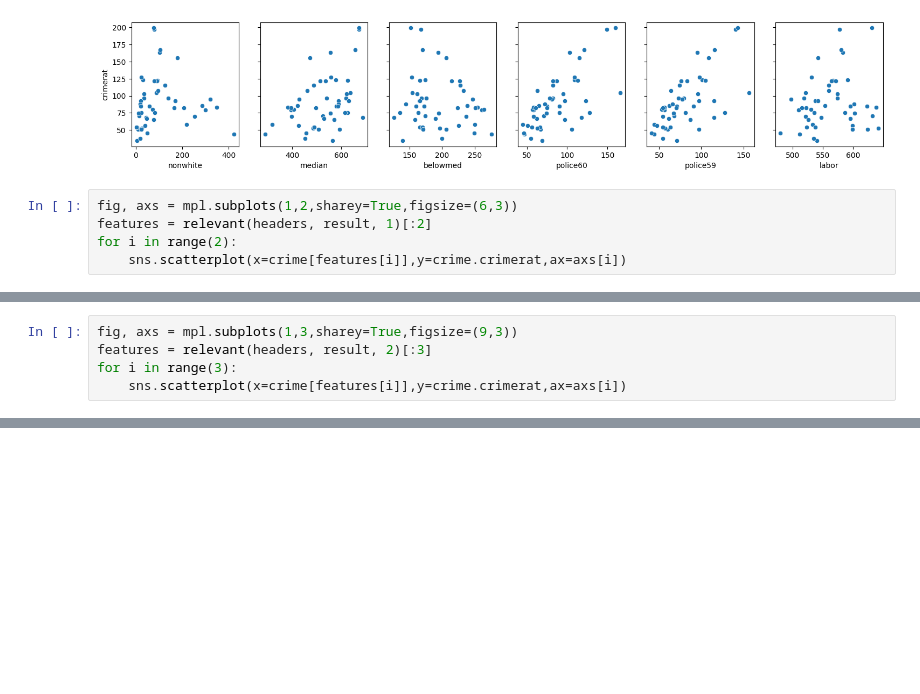
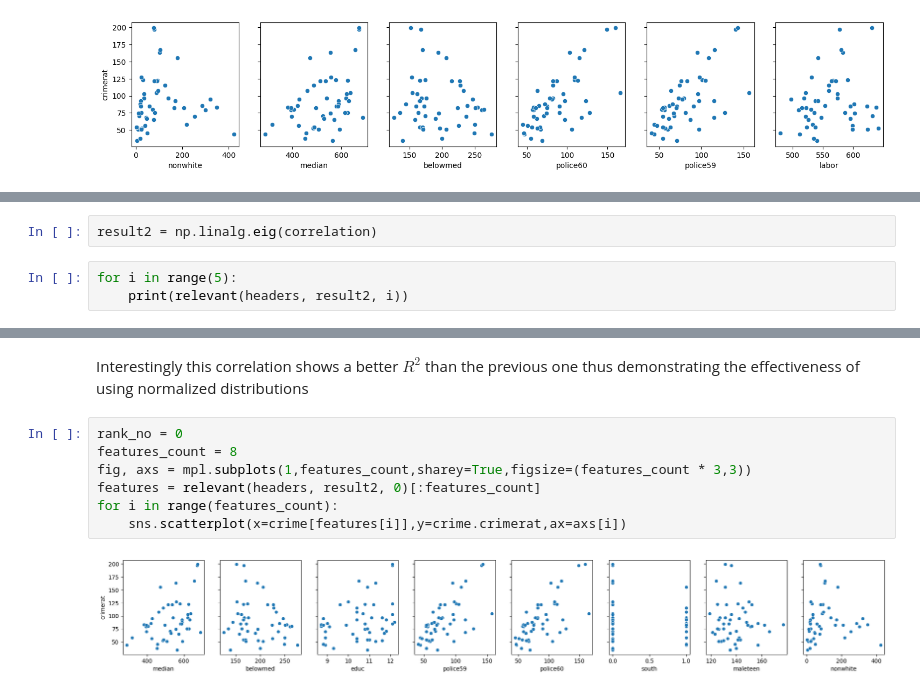
Before and after one commit to noiseOnTheNet/python-post023_jupyter_analitics, a Jupyter notebook: doc/Part_5.ipynb, the cells around one changed output, grey strips where cells are left out. Cells and saved outputs as stored; diff of their text form; blank space fills up the shorter version.

```diff
--- a/doc/Part_5.ipynb
+++ b/doc/Part_5.ipynb
@@ -401,8 +378,3 @@ for i in range(6):
     sns.scatterplot(x=crime[features[i]],y=crime.crimerat,ax=axs[i])
 # %% [output]
 [figure]
-# %%
-fig, axs = mpl.subplots(1,2,sharey=True,figsize=(6,3))
-features = relevant(headers, result, 1)[:2]
-for i in range(2):
-    sns.scatterplot(x=crime[features[i]],y=crime.crimerat,ax=axs[i])
@@ -411,5 +380,0 @@ for i in range(2):
-# %%
-fig, axs = mpl.subplots(1,3,sharey=True,figsize=(9,3))
-features = relevant(headers, result, 2)[:3]
-for i in range(3):
-    sns.scatterplot(x=crime[features[i]],y=crime.crimerat,ax=axs[i])
@@ -417,0 +386,5 @@ for i in range(3):
+# %%
+result2 = np.linalg.eig(correlation)
+# %%
+for i in range(5):
+    print(relevant(headers, result2, i))
@@ -417,0 +435,11 @@ for i in range(3):
+# %% [markdown]
+Interestingly this correlation shows a better $R^2$ than the previous one thus demonstrating the effectiveness of using normalized distributions
+# %%
+rank_no = 0
+features_count = 8
+fig, axs = mpl.subplots(1,features_count,sharey=True,figsize=(features_count * 3,3))
+features = relevant(headers, result2, 0)[:features_count]
+for i in range(features_count):
+    sns.scatterplot(x=crime[features[i]],y=crime.crimerat,ax=axs[i])
+# %% [output]
+[figure, added]
```
Also changed, not shown: parts of 35 cells of this notebook, 2 other files.
